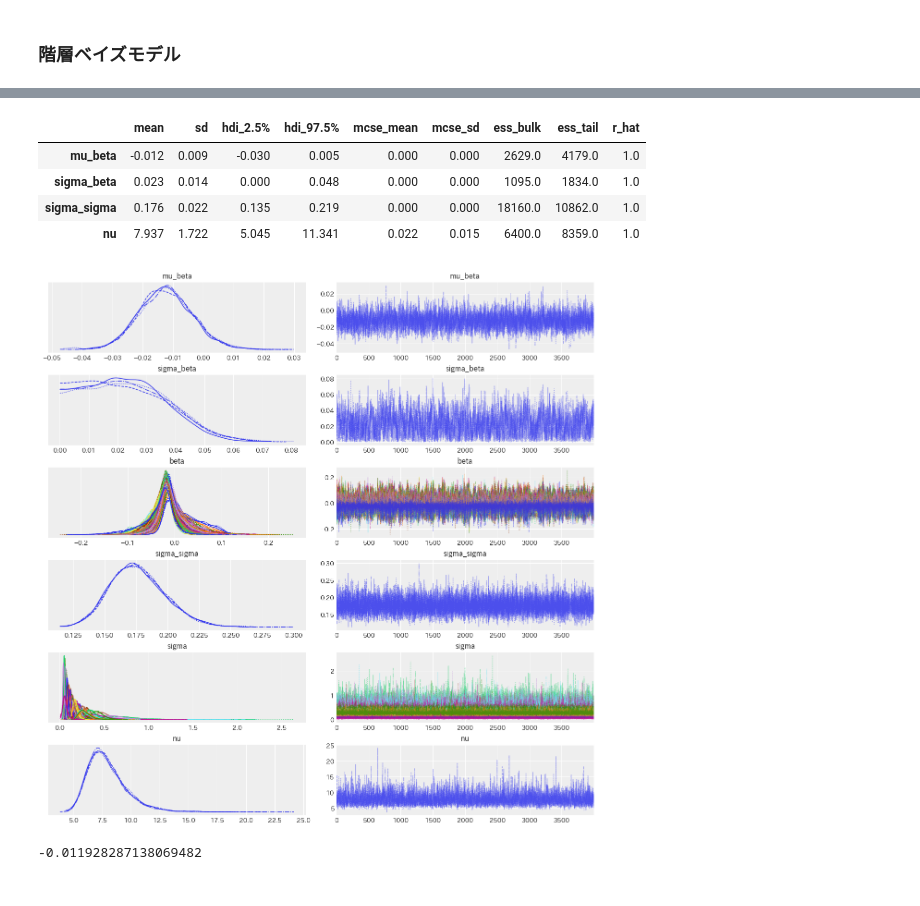
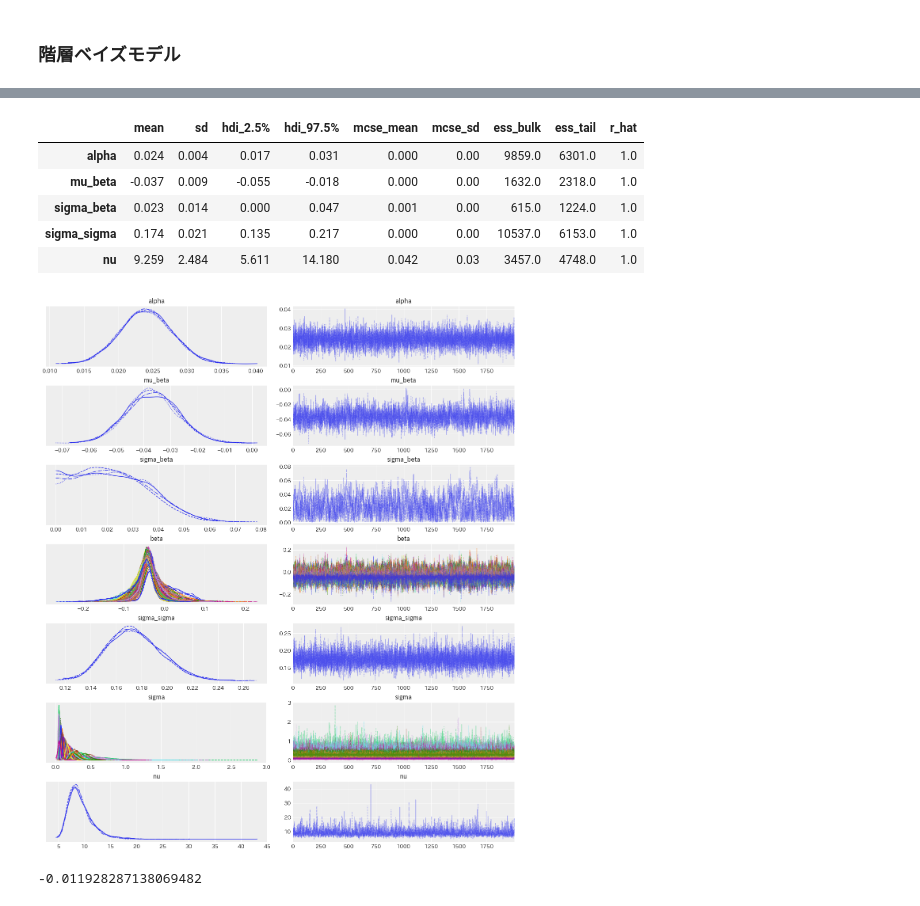
Before and after one commit to Keisei-Akiya/bridge-straw-effects, a Jupyter notebook: src/analysis/dynamic_twfe.ipynb, the cells around one changed output, grey strips where cells are left out. Drawn from its saved outputs; the diff is of its cells as text; code cells hidden in the pictures.

```diff
--- a/src/analysis/dynamic_twfe.ipynb
+++ b/src/analysis/dynamic_twfe.ipynb
@@ -29,38 +41,37 @@ $$
 # %% [markdown]
 ### 階層ベイズモデル
 # %%
-island_ids, unique_island_ids = pd.factorize(df['island_ids'])
-n_islands = len(unique_island_ids)
-time_since_treatment, unique_time_since_treatment = pd.factorize(df['time_since_treatment'])
-n_time_since_treatment = len(unique_time_since_treatment)
-
-COORDS = {'obs_id': df.index}
+COORDS = {
+    'obs_id': df.index,
+    'island_ids': mn_island_ids,
+    'bridge_year': mn_bridge_years,
+    'time_since_treatment': mn_time_since_treatments,
+}
 
 with pm.Model(coords=COORDS) as model_h:
     # data
-    island_ids = pm.Data('island_ids', island_ids)
-    # treatment = pm.Data('treatment', df['after_treatment'])
     treatment_group = pm.Data('treatment_group', df['treatment_group'])
-    time_since_treatment = pm.Data('time_since_treatment', time_since_treatment)
 
     # priors
     # random effect
-    mu_beta = pm.Normal('mu_beta', mu=0, sigma=1)
-    sigma_beta = pm.HalfCauchy('sigma_beta', beta=1)
-    z_beta = pm.Normal('z_beta', mu=0, sigma=1, shape=n_time_since_treatment)
-    beta = pm.Deterministic('beta', mu_beta + sigma_beta * z_beta)
+    mu_beta = pm.Normal('mu_beta', mu=0, sigma=0.1)
+    sigma_beta = pm.HalfCauchy('sigma_beta', beta=0.1)
+    z_beta = pm.Normal('z_beta', mu=0, sigma=1, dims='time_since_treatment')
+    beta = pm.Deterministic('beta', mu_beta + sigma_beta * z_beta, dims='time_since_treatment')
 
     # 不均一分散
-    sigma_sigma = pm.HalfCauchy('sigma_sigma', beta=1)
-    sigma = pm.HalfCauchy('sigma', beta=sigma_sigma, shape=n_islands)
+    sigma_sigma = pm.HalfCauchy('sigma_sigma', beta=0.15)
+    sigma = pm.HalfCauchy('sigma', beta=sigma_sigma, dims='island_ids')
     # fixed effect
-    nu = pm.Exponential('nu', lam=1/5)
+    alpha_raw = pm.Normal('alpha_raw', mu=0, sigma=1)
+    alpha = pm.Deterministic('alpha', alpha_raw * 0.1)
+    nu = pm.Gamma('nu', alpha=2, beta=0.1)
 
     # expectation
-    mu = beta[time_since_treatment] * treatment_group
+    mu = alpha + beta[time_since_treatment] * treatment_group
 
     # likelihood
-    y_obs = pm.StudentT('y_obs', nu=nu, mu=mu, sigma=sigma[island_ids], observed=df['log_pop_star'], dims='obs_id')
+    y_obs = pm.StudentT('y_obs', nu=nu, mu=mu, sigma=sigma[island_id], observed=df['log_pop_star'], dims='obs_id')
 
 pm.model_to_graphviz(model_h)
 # %% [output]
@@ -68,7 +79,7 @@ pm.model_to_graphviz(model_h)
 # %%
 with model_h:
     trace_dynamic_twfe = pm.sample(
-        draws=4000,
+        draws=2000,
         tune=1000,
         chains=4,
         nuts_sampler='numpyro',
@@ -80,17 +92,18 @@ with model_h:
 [interactive output not drawn]
 [interactive output not drawn]
 # %%
-az.summary(trace_dynamic_twfe, var_names=['mu_beta', 'sigma_beta', 'sigma_sigma', 'nu'], hdi_prob=0.95)
+az.summary(trace_dynamic_twfe, var_names=['alpha', 'mu_beta', 'sigma_beta', 'sigma_sigma', 'nu'], hdi_prob=0.95)
 # %% [output]
 |  | mean | sd | hdi_2.5% | hdi_97.5% | mcse_mean | mcse_sd | ess_bulk | ess_tail | r_hat |
-| mu_beta | -0.012 | 0.009 | -0.030 | 0.005 | 0.000 | 0.000 | 2629.0 | 4179.0 | 1.0 |
-| sigma_beta | 0.023 | 0.014 | 0.000 | 0.048 | 0.000 | 0.000 | 1095.0 | 1834.0 | 1.0 |
-| sigma_sigma | 0.176 | 0.022 | 0.135 | 0.219 | 0.000 | 0.000 | 18160.0 | 10862.0 | 1.0 |
-| nu | 7.937 | 1.722 | 5.045 | 11.341 | 0.022 | 0.015 | 6400.0 | 8359.0 | 1.0 |
+| alpha | 0.024 | 0.004 | 0.017 | 0.031 | 0.000 | 0.00 | 9859.0 | 6301.0 | 1.0 |
+| mu_beta | -0.037 | 0.009 | -0.055 | -0.018 | 0.000 | 0.00 | 1632.0 | 2318.0 | 1.0 |
+| sigma_beta | 0.023 | 0.014 | 0.000 | 0.047 | 0.001 | 0.00 | 615.0 | 1224.0 | 1.0 |
+| sigma_sigma | 0.174 | 0.021 | 0.135 | 0.217 | 0.000 | 0.00 | 10537.0 | 6153.0 | 1.0 |
+| nu | 9.259 | 2.484 | 5.611 | 14.180 | 0.042 | 0.03 | 3457.0 | 4748.0 | 1.0 |
 # %%
-az.plot_trace(trace_dynamic_twfe, var_names=['mu_beta', 'sigma_beta', 'beta', 'sigma_sigma', 'sigma', 'nu']);
+az.plot_trace(trace_dynamic_twfe, var_names=['alpha', 'mu_beta', 'sigma_beta', 'beta', 'sigma_sigma', 'sigma', 'nu']);
 # %% [output]
-[figure, old version]
+[figure, new version]
 # %%
 az.plot_posterior(trace_dynamic_twfe, var_names=['mu_beta'], hdi_prob=0.95, ref_val=0, ref_val_color='k', figsize=(10 ,5));
 plt.title('介入効果 β の事後分布');
```
Also changed, not shown: parts of 8 cells of this notebook, 13 other files.
